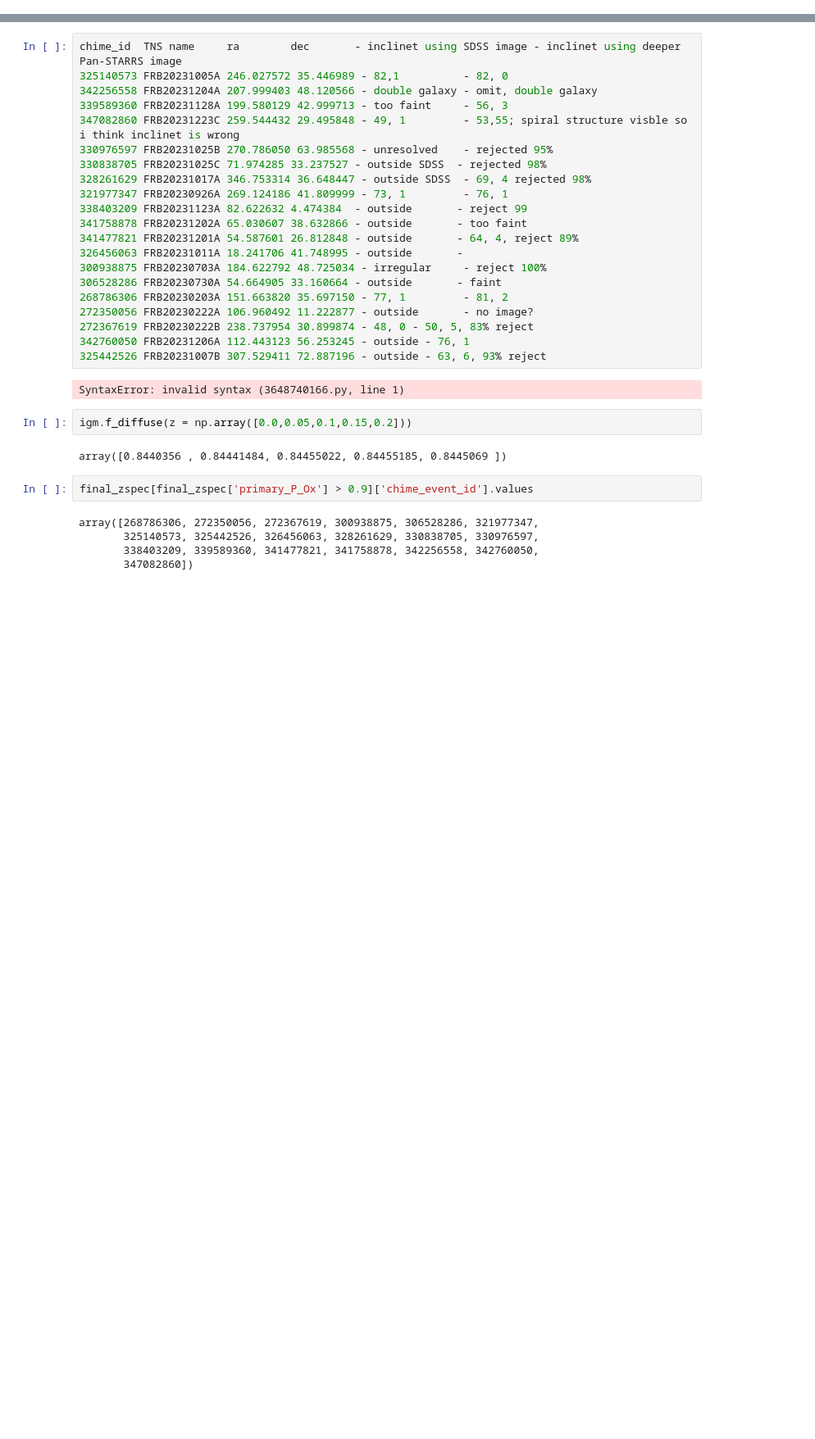
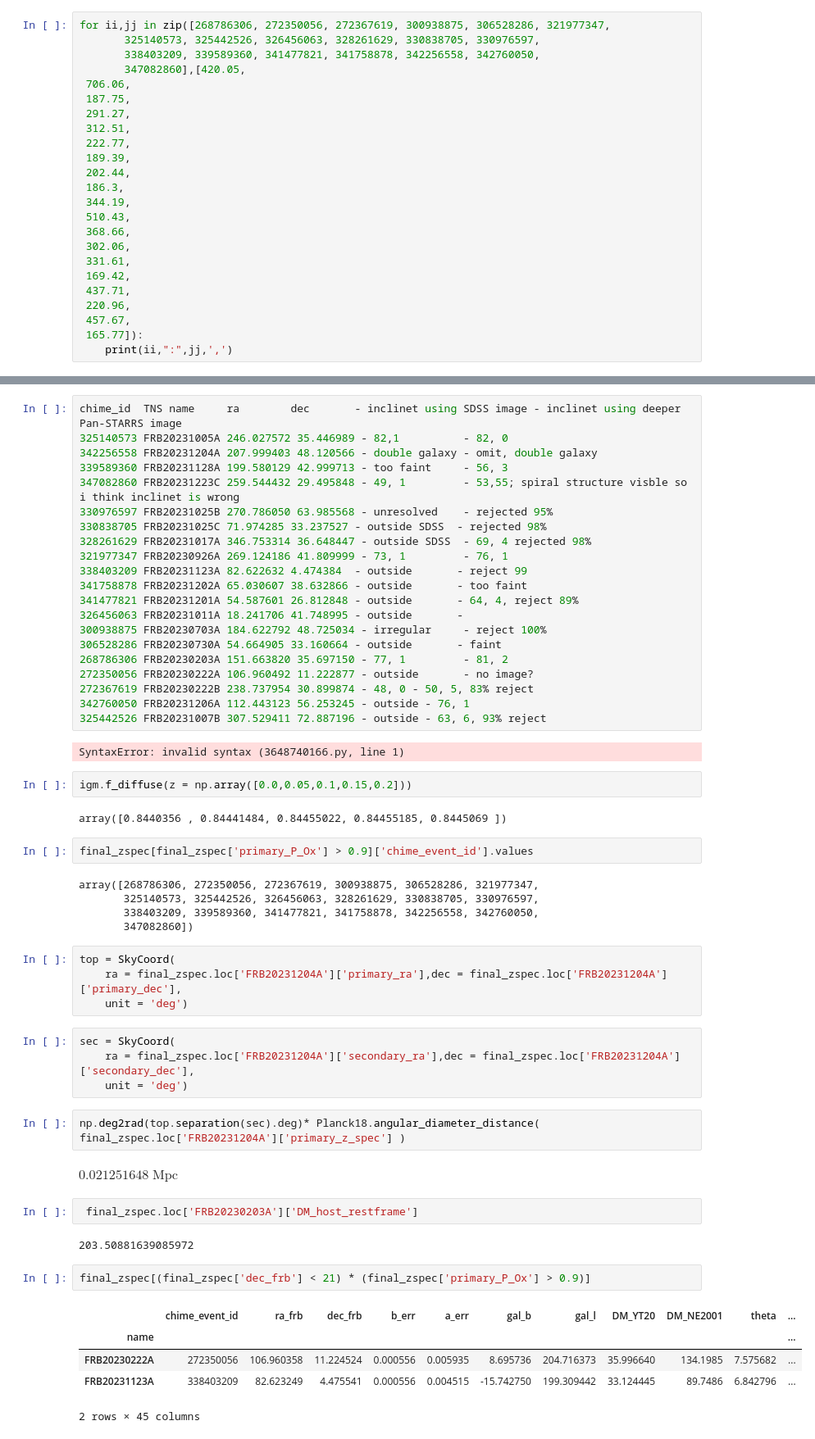
Before and after one commit to leungcalvin/kko_host_paper, a Jupyter notebook: plot_scripts/dm_host.ipynb, the cells around one changed output, grey strips where cells are left out. Shown at 82% size. Drawn from its saved outputs; the diff is of its cells as text; blank space fills up the shorter version.

```diff
--- a/plot_scripts/dm_host.ipynb
+++ b/plot_scripts/dm_host.ipynb
@@ -16,3 +16,27 @@ Downloading SFD data file to /opt/pysetup/.venv/lib/python3.8/site-packages/dust
 Downloading data to '/opt/pysetup/.venv/lib/python3.8/site-packages/dustmaps/data/sfd/SFD_dust_4096_sgp.fits' ...
 Downloading https://dataverse.harvard.edu/api/access/datafile/2902695 ...
  62.4 MiB of 64.0 MiB |  25.4 MiB/s |################## |  97% | ETA:   0:00:000
+# %%
+for ii,jj in zip([268786306, 272350056, 272367619, 300938875, 306528286, 321977347,
+       325140573, 325442526, 326456063, 328261629, 330838705, 330976597,
+       338403209, 339589360, 341477821, 341758878, 342256558, 342760050,
+       347082860],[420.05,
+ 706.06,
+ 187.75,
+ 291.27,
+ 312.51,
+ 222.77,
+ 189.39,
+ 202.44,
+ 186.3,
+ 344.19,
+ 510.43,
+ 368.66,
+ 302.06,
+ 331.61,
+ 169.42,
+ 437.71,
+ 220.96,
+ 457.67,
+ 165.77]):
+    print(ii,":",jj,',')
@@ -2029,3 +2073,27 @@ array([268786306, 272350056, 272367619, 300938875, 306528286, 321977347,
        325140573, 325442526, 326456063, 328261629, 330838705, 330976597,
        338403209, 339589360, 341477821, 341758878, 342256558, 342760050,
        347082860])
+# %%
+top = SkyCoord(
+    ra = final_zspec.loc['FRB20231204A']['primary_ra'],dec = final_zspec.loc['FRB20231204A']['primary_dec'],
+    unit = 'deg')
+# %%
+sec = SkyCoord(
+    ra = final_zspec.loc['FRB20231204A']['secondary_ra'],dec = final_zspec.loc['FRB20231204A']['secondary_dec'],
+    unit = 'deg')
+# %%
+np.deg2rad(top.separation(sec).deg)* Planck18.angular_diameter_distance( final_zspec.loc['FRB20231204A']['primary_z_spec'] )
+# %% [output]
+$0.021251648 \; \mathrm{Mpc}$
+# %%
+ final_zspec.loc['FRB20230203A']['DM_host_restframe']
+# %% [output]
+203.50881639085972
+# %%
+final_zspec[(final_zspec['dec_frb'] < 21) * (final_zspec['primary_P_Ox'] > 0.9)]
+# %% [output]
+|  | chime_event_id | ra_frb | dec_frb | b_err | a_err | gal_b | gal_l | DM_YT20 | DM_NE2001 | theta | ... |
+| name |  |  |  |  |  |  |  |  |  |  | ... |
+| FRB20230222A | 272350056 | 106.960358 | 11.224524 | 0.000556 | 0.005935 | 8.695736 | 204.716373 | 35.996640 | 134.1985 | 7.575682 | ... |
+| FRB20231123A | 338403209 | 82.623249 | 4.475541 | 0.000556 | 0.004515 | -15.742750 | 199.309442 | 33.124445 | 89.7486 | 6.842796 | ... |
+2 rows × 45 columns
```
Also changed, not shown: parts of 2 cells of this notebook, 7 other files.
